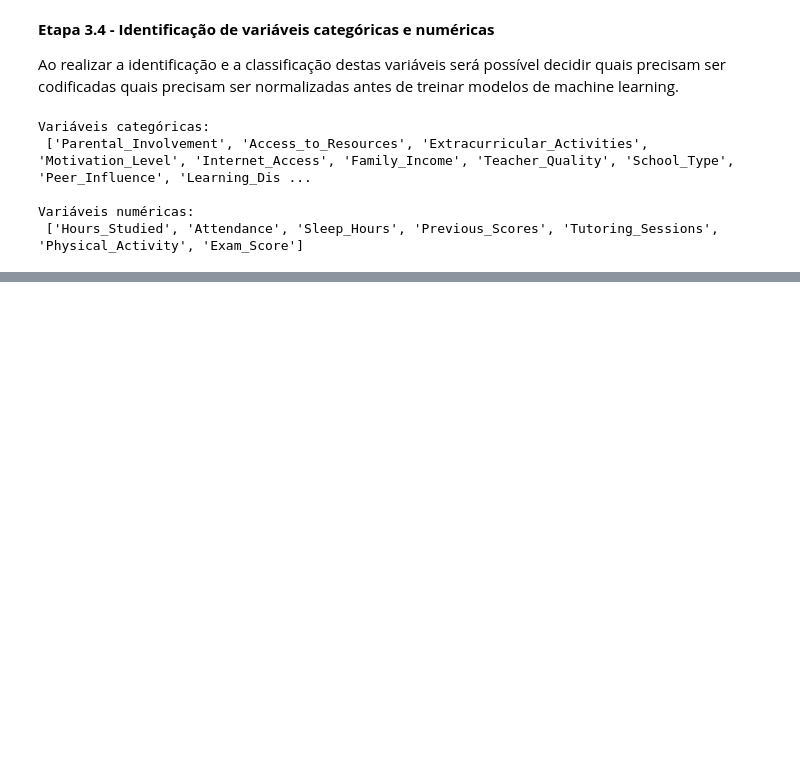
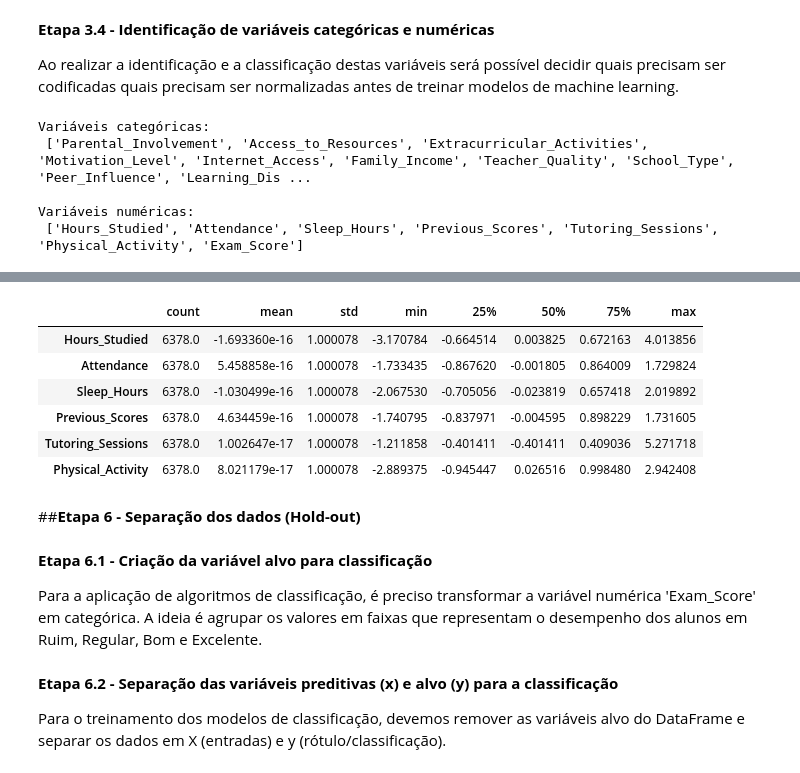
Before and after one commit to vitao-bolado/Trabalho2_AnaliseDados, a Jupyter notebook: Trabalho2_AnaliseDados_VitorFaustinoTirabassi.ipynb, the cells around one changed output, grey strips where cells are left out. Cells and saved outputs as stored; diff of their text form; code cells hidden in the pictures; blank space fills up the shorter version.

Commit message:
Etapas 4 até 6.4

```diff
--- a/Trabalho2_AnaliseDados_VitorFaustinoTirabassi.ipynb
+++ b/Trabalho2_AnaliseDados_VitorFaustinoTirabassi.ipynb
@@ -156,0 +162,10 @@ Variáveis numéricas:
+# %%
+# Instanciação do codificador
+le = LabelEncoder()
+
+# Aplicando o LabelEncoder para as colunas categóricas
+for col in cat_cols:
+    df[col] = le.fit_transform(df[col])
+
+# Verificação do resultado
+df.head()
@@ -156,0 +183,27 @@ Variáveis numéricas:
+# %%
+# Removendo a variável alvo
+num_cols_to_scale = num_cols.drop('Exam_Score')
+
+# Instanciando o normalizador
+scaler = StandardScaler()
+
+# Aplicação da normalização nos dados numéricos
+df[num_cols_to_scale] = scaler.fit_transform(df[num_cols_to_scale])
+
+# Visualização do resultado
+df[num_cols_to_scale].describe().T
+# %% [output]
+|  | count | mean | std | min | 25% | 50% | 75% | max |
+| Hours_Studied | 6378.0 | -1.693360e-16 | 1.000078 | -3.170784 | -0.664514 | 0.003825 | 0.672163 | 4.013856 |
+| Attendance | 6378.0 | 5.458858e-16 | 1.000078 | -1.733435 | -0.867620 | -0.001805 | 0.864009 | 1.729824 |
+| Sleep_Hours | 6378.0 | -1.030499e-16 | 1.000078 | -2.067530 | -0.705056 | -0.023819 | 0.657418 | 2.019892 |
+| Previous_Scores | 6378.0 | 4.634459e-16 | 1.000078 | -1.740795 | -0.837971 | -0.004595 | 0.898229 | 1.731605 |
+| Tutoring_Sessions | 6378.0 | 1.002647e-17 | 1.000078 | -1.211858 | -0.401411 | -0.401411 | 0.409036 | 5.271718 |
+| Physical_Activity | 6378.0 | 8.021179e-17 | 1.000078 | -2.889375 | -0.945447 | 0.026516 | 0.998480 | 2.942408 |
+# %% [markdown]
+##**Etapa 6 - Separação dos dados (Hold-out)**
+# %% [markdown]
+**Etapa 6.1 - Criação da variável alvo para classificação**
+
+Para a aplicação de algoritmos de classificação, é preciso transformar a variável numérica 'Exam_Score' em categórica.
+A ideia é agrupar os valores em faixas que representam o desempenho dos alunos em Ruim, Regular, Bom e Excelente.
@@ -156,0 +221,5 @@ Variáveis numéricas:
+# %% [markdown]
+**Etapa 6.2 - Separação das variáveis preditivas (x) e alvo (y) para a classificação**
+
+Para o treinamento dos modelos de classificação, devemos remover as variáveis alvo do DataFrame e separar
+os dados em X (entradas) e y (rótulo/classificação).
```
Also changed, not shown: parts of 9 cells of this notebook.
